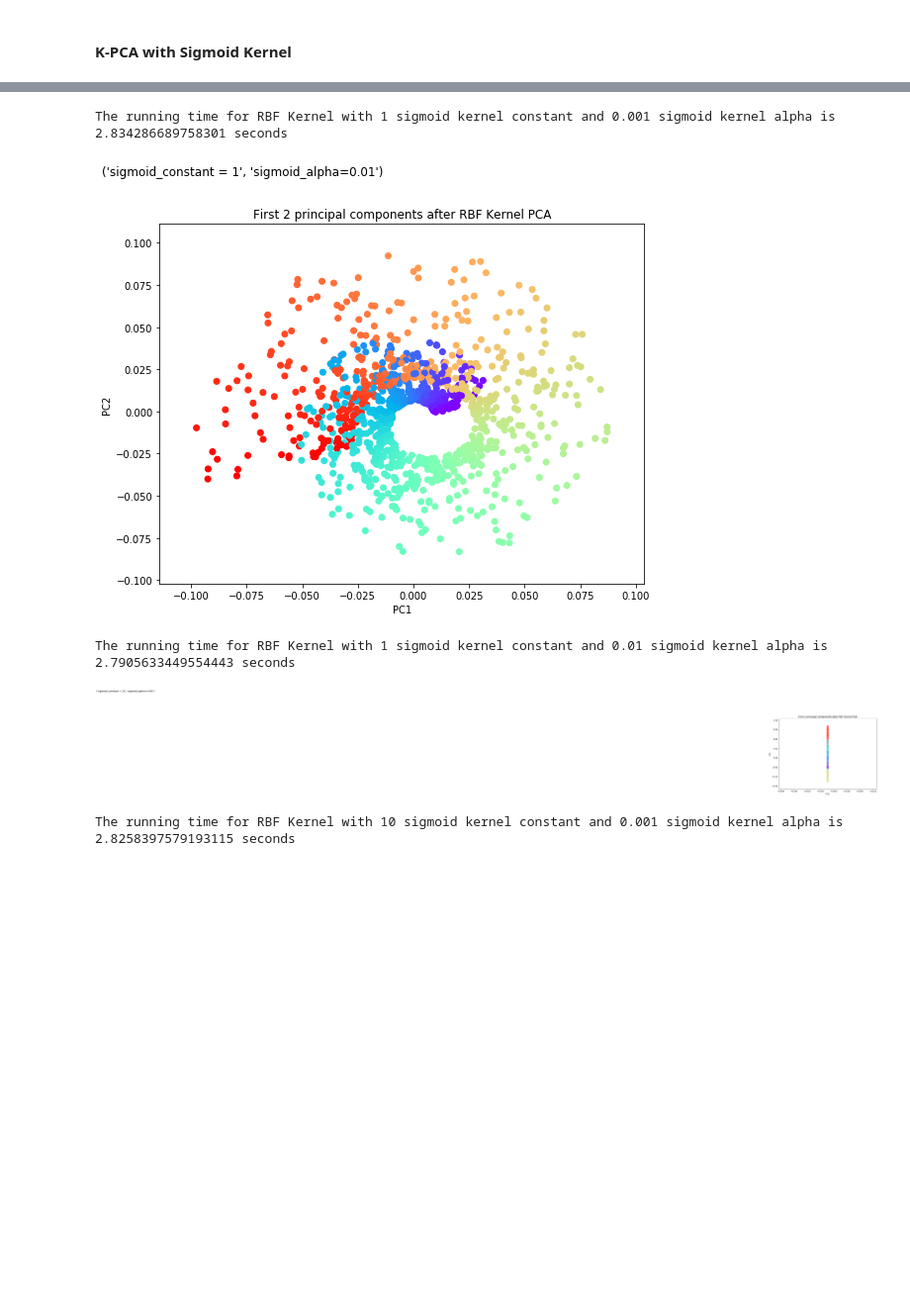
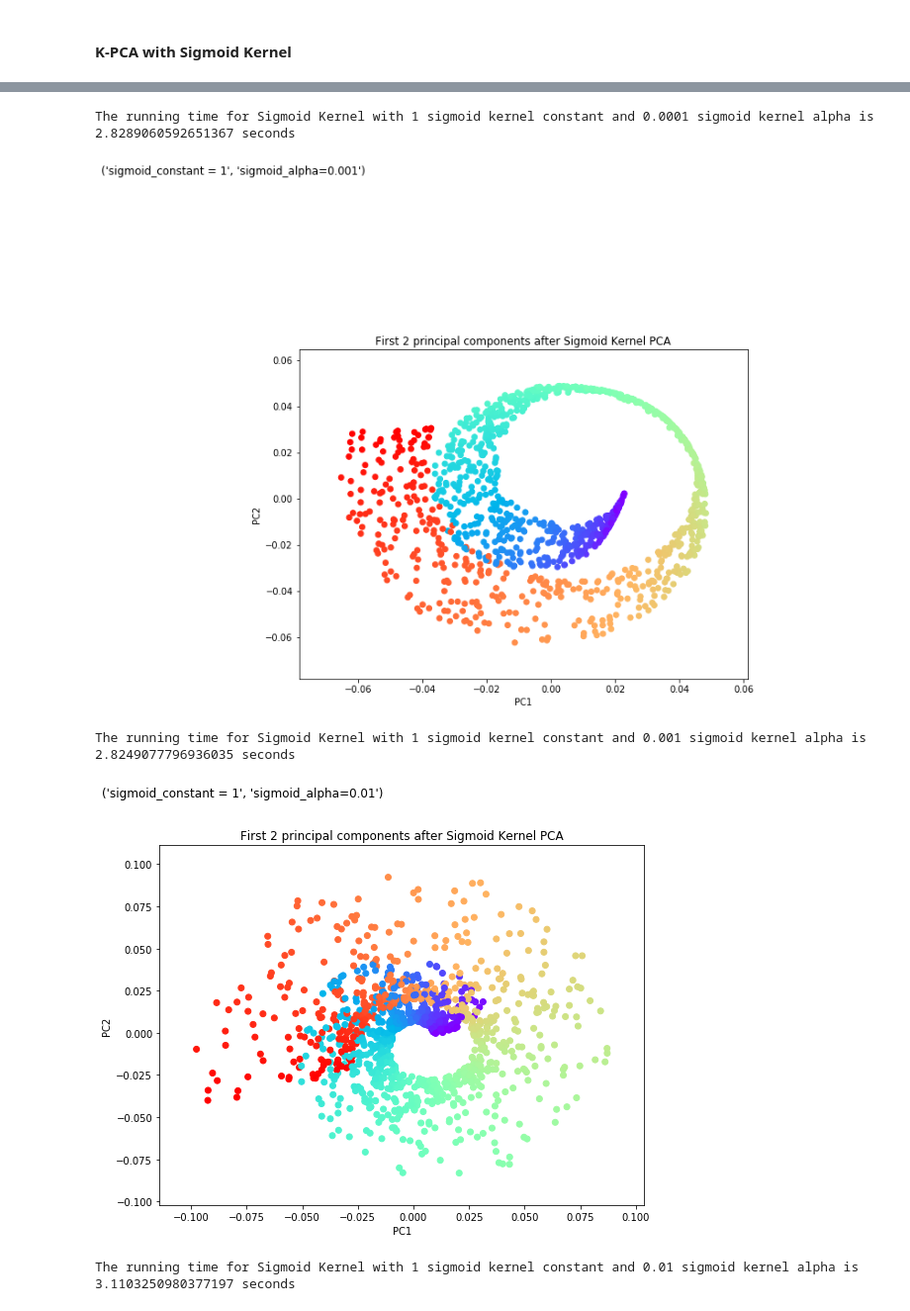
Before and after one commit to rohilrg/Kernel-Methods--Advanced-Machine-Learning, a Jupyter notebook: Kernel_PCA_implementation.ipynb, the cells around one changed output, grey strips where cells are left out. Shown at 99% size. Cells and saved outputs as stored; diff of their text form; code cells hidden in the pictures; blank space fills up the shorter version.

```diff
--- a/Kernel_PCA_implementation.ipynb
+++ b/Kernel_PCA_implementation.ipynb
@@ -106,18 +106,18 @@ The running time for RBF Kernel with 1000.0 polynomial kernel constant is 1.9260
 # %% [markdown]
 #### K-PCA with Sigmoid Kernel
 # %%
-for sigmoid_const in np.array([1,10,20]):
-    for sigmoid_alpha in np.array([0.001,0.01]):
+for sigmoid_const in np.array([1,10]):
+    for sigmoid_alpha in np.array([0.0001,0.001,0.01]):
         start_time = time.time()
         X_pc = kernel_pca(X, n_components=2,type_of_kernel='sigmoid',sigmoid_alpha=sigmoid_alpha,sigmoid_constant=sigmoid_const)
         plt.figure(figsize=(8, 6))
         plt.scatter(X_pc[:, 0], X_pc[:, 1], c=color, cmap=plt.cm.rainbow)
-        plt.title('First 2 principal components after RBF Kernel PCA')
+        plt.title('First 2 principal components after Sigmoid Kernel PCA')
         plt.text(-0.14, 0.14, ('sigmoid_constant = {}'.format(sigmoid_const),'sigmoid_alpha={}'.format(sigmoid_alpha)), fontsize=12)
         plt.xlabel('PC1')
         plt.ylabel('PC2')
         plt.tight_layout()
         plt.show()
 
-        print("The running time for RBF Kernel with",sigmoid_const,'sigmoid kernel constant and',sigmoid_alpha,'sigmoid kernel alpha is %s'%(time.time()-start_time),'seconds')
+        print("The running time for Sigmoid Kernel with",sigmoid_const,'sigmoid kernel constant and',sigmoid_alpha,'sigmoid kernel alpha is %s'%(time.time()-start_time),'seconds')
 # %% [output]
@@ -125,5 +125,5 @@ for sigmoid_const in np.array([1,10,20]):
-The running time for RBF Kernel with 1 sigmoid kernel constant and 0.001 sigmoid kernel alpha is 2.834286689758301 seconds
+The running time for Sigmoid Kernel with 1 sigmoid kernel constant and 0.0001 sigmoid kernel alpha is 2.8289060592651367 seconds
-[figure, old version]
+[figure, new version]
-The running time for RBF Kernel with 1 sigmoid kernel constant and 0.01 sigmoid kernel alpha is 2.7905633449554443 seconds
+The running time for Sigmoid Kernel with 1 sigmoid kernel constant and 0.001 sigmoid kernel alpha is 2.8249077796936035 seconds
-[figure, old version]
+[figure, new version]
-The running time for RBF Kernel with 10 sigmoid kernel constant and 0.001 sigmoid kernel alpha is 2.8258397579193115 seconds
+The running time for Sigmoid Kernel with 1 sigmoid kernel constant and 0.01 sigmoid kernel alpha is 3.1103250980377197 seconds
```
Also changed, not shown: parts of 2 cells of this notebook.
